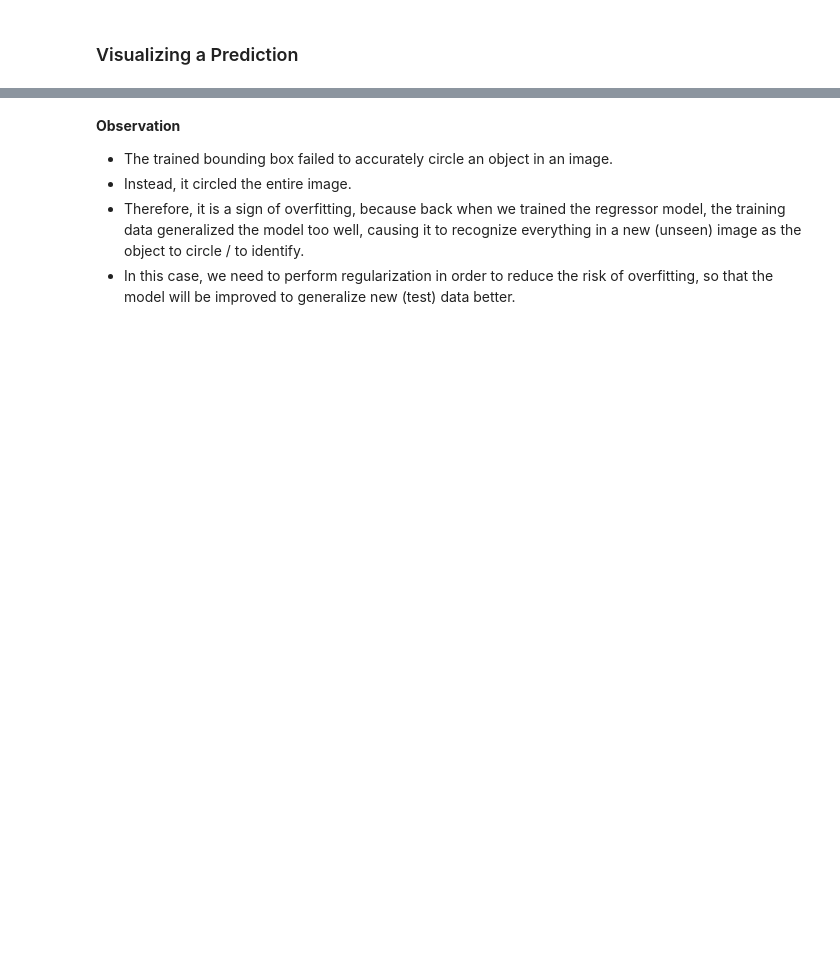
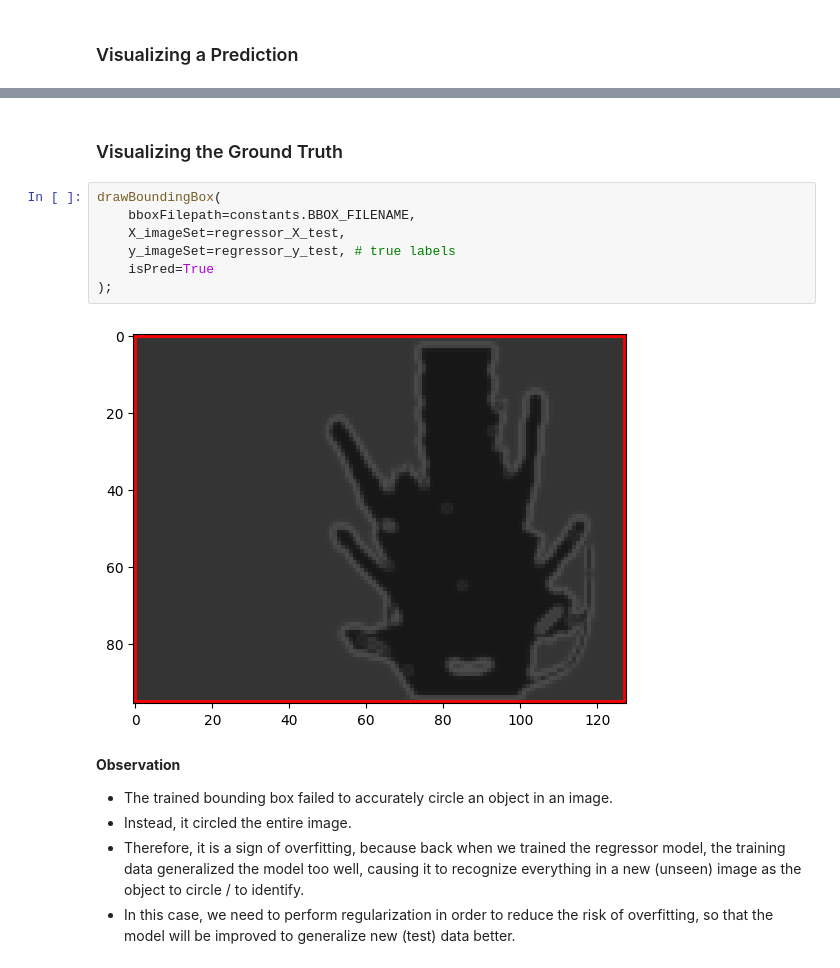
Before and after one commit to kmock930/Multi-Category-Image-Modelling-Transfer-Learning, a Jupyter notebook: CSI5341 Assignment 3 - Kelvin Mock 300453668.ipynb, the cells around one changed output, grey strips where cells are left out. Saved outputs shown, nothing was run; the diff lists cells and outputs as text; blank space fills up the shorter version.

Commit message:
Section 4.2 Visualizing the Ground Truth as well

```diff
--- a/CSI5341 Assignment 3 - Kelvin Mock 300453668.ipynb
+++ b/CSI5341 Assignment 3 - Kelvin Mock 300453668.ipynb
@@ -961,3 +963,14 @@ drawBoundingBox(
+# %% [markdown]
+### Visualizing the Ground Truth
+# %%
+drawBoundingBox(
+    bboxFilepath=constants.BBOX_FILENAME,
+    X_imageSet=regressor_X_test,
+    y_imageSet=regressor_y_test, # true labels
+    isPred=True
+);
+# %% [output]
+[figure, added]
 # %% [markdown]
 **Observation**
 - The trained bounding box failed to accurately circle an object in an image.
```
Also changed, not shown: parts of 10 cells of this notebook.
